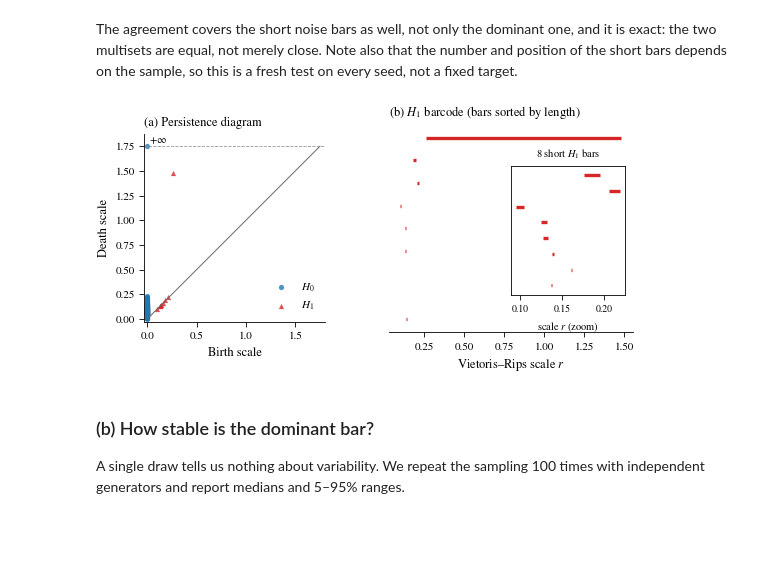
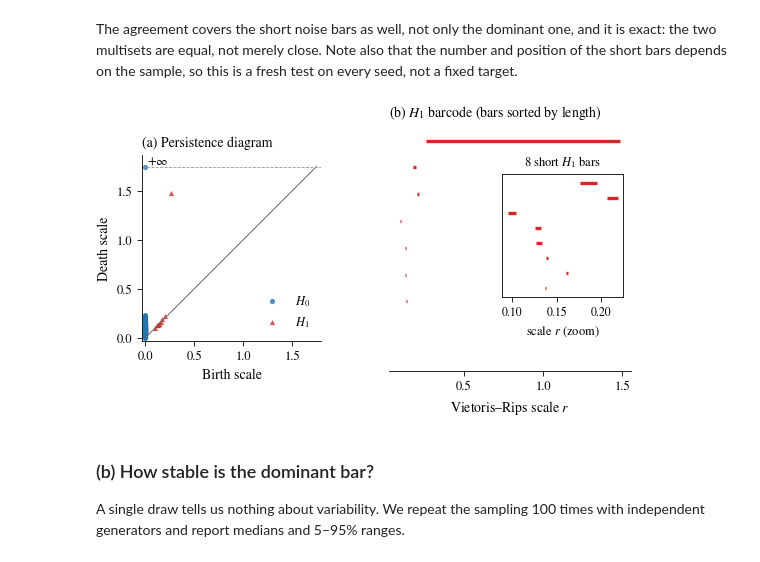
Before and after one commit to delsikariman/persistence-module-verification, a Jupyter notebook: verification.ipynb, the cells around one changed output. Cells and saved outputs as stored; diff of their text form; code cells hidden in the pictures; blank space fills up the shorter version.

```diff
--- a/verification.ipynb
+++ b/verification.ipynb
@@ -62,9 +62,9 @@ os.makedirs("figures", exist_ok=True)
 
 plt.rcParams.update({
     "font.family": "serif", "font.serif": ["STIXGeneral", "DejaVu Serif"],
-    "mathtext.fontset": "stix", "font.size": 9, "axes.labelsize": 9,
-    "axes.titlesize": 9, "xtick.labelsize": 8, "ytick.labelsize": 8,
-    "legend.fontsize": 8, "axes.linewidth": 0.6, "xtick.major.width": 0.6,
+    "mathtext.fontset": "stix", "font.size": 10, "axes.labelsize": 10,
+    "axes.titlesize": 10, "xtick.labelsize": 9, "ytick.labelsize": 9,
+    "legend.fontsize": 9, "axes.linewidth": 0.6, "xtick.major.width": 0.6,
     "ytick.major.width": 0.6, "pdf.fonttype": 42, "savefig.bbox": "tight",
     "savefig.pad_inches": 0.02,
 })
@@ -961,40 +1162,40 @@ depends on the sample, so this is a fresh test on every seed, not a fixed target
 # %%
 # ---- Figure 3: persistence diagram and H_1 barcode of the noisy circle ----
 diag_c = gudhi.RipsComplex(points=circle, max_edge_length=2.5)\
     .create_simplex_tree(max_dimension=2).persistence()
 full_c = bars_by_degree(diag_c)
 RM = 1.75                                       # plotting position of "+infinity"
 
-fig, (a1, a2) = plt.subplots(1, 2, figsize=(FIG_W, 2.7),
-                             gridspec_kw=dict(wspace=0.3, width_ratios=[1, 1.35]))
+fig, (a1, a2) = plt.subplots(1, 2, figsize=(FIG_W, 3.2),
+                             gridspec_kw=dict(wspace=0.32, width_ratios=[1, 1.35]))
 # (a) persistence diagram
 for deg, c, mk in ((0, C_H0, "o"), (1, C_H1, "^")):
     pts = np.array(full_c[deg])
     de = np.where(np.isinf(pts[:, 1]), RM, pts[:, 1])
     a1.scatter(pts[:, 0], de, s=14, marker=mk, color=c, alpha=0.8, lw=0,
                label=rf"$H_{deg}$")
 a1.plot([0, RM], [0, RM], color="0.4", lw=0.7)
 a1.axhline(RM, color="0.6", lw=0.6, ls="--")
-a1.text(0.02, RM + 0.03, r"$+\infty$", fontsize=7.5)
+a1.text(0.02, RM + 0.03, r"$+\infty$", fontsize=9)
 a1.set_xlim(-0.03, RM + 0.05); a1.set_ylim(-0.03, RM + 0.12); a1.set_aspect("equal")
 a1.set_xlabel("Birth scale"); a1.set_ylabel("Death scale")
 a1.legend(loc="lower right", frameon=False)
 a1.set_title("(a) Persistence diagram", loc="left")
 a1.spines[["top", "right"]].set_visible(False)
 # (b) H_1 barcode, with an inset enlarging the short bars
 draw_barcode(a2, {1: full_c[1]}, RM, {1: C_H1}, lw=2.4)
-ins = a2.inset_axes([0.5, 0.18, 0.47, 0.62])
+ins = a2.inset_axes([0.47, 0.30, 0.50, 0.50])
 short = sorted(full_c[1], key=lambda t: -(t[1] - t[0]))[1:]
 for y, (b, e) in enumerate(short):
     ins.plot([b, e], [y, y], color=C_H1, lw=2.4, solid_capstyle="butt")
 ins.set_ylim(len(short) - 0.4, -0.6); ins.set_yticks([])
-ins.set_xlabel(r"scale $r$ (zoom)", fontsize=7.5); ins.tick_params(labelsize=7)
-ins.set_title(f"{len(short)} short $H_1$ bars", fontsize=7.5)
+ins.set_xlabel(r"scale $r$ (zoom)", fontsize=9); ins.tick_params(labelsize=8.5)
+ins.set_title(f"{len(short)} short $H_1$ bars", fontsize=9)
 a2.set_title(r"(b) $H_1$ barcode (bars sorted by length)", loc="left")
 save_fig(fig, "fig3_circle")
 plt.show()
 # %% [output]
-[figure, old version]
+[figure, new version]
 # %% [markdown]
 ### (b) How stable is the dominant bar?
 
```
Also changed, not shown: parts of 11 cells of this notebook.
